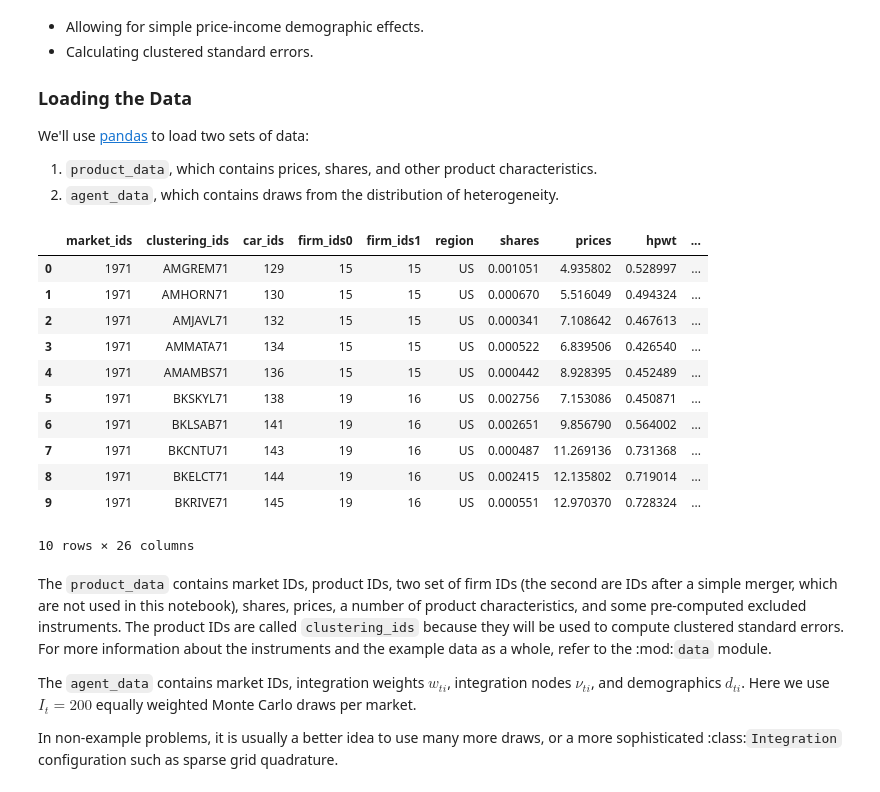
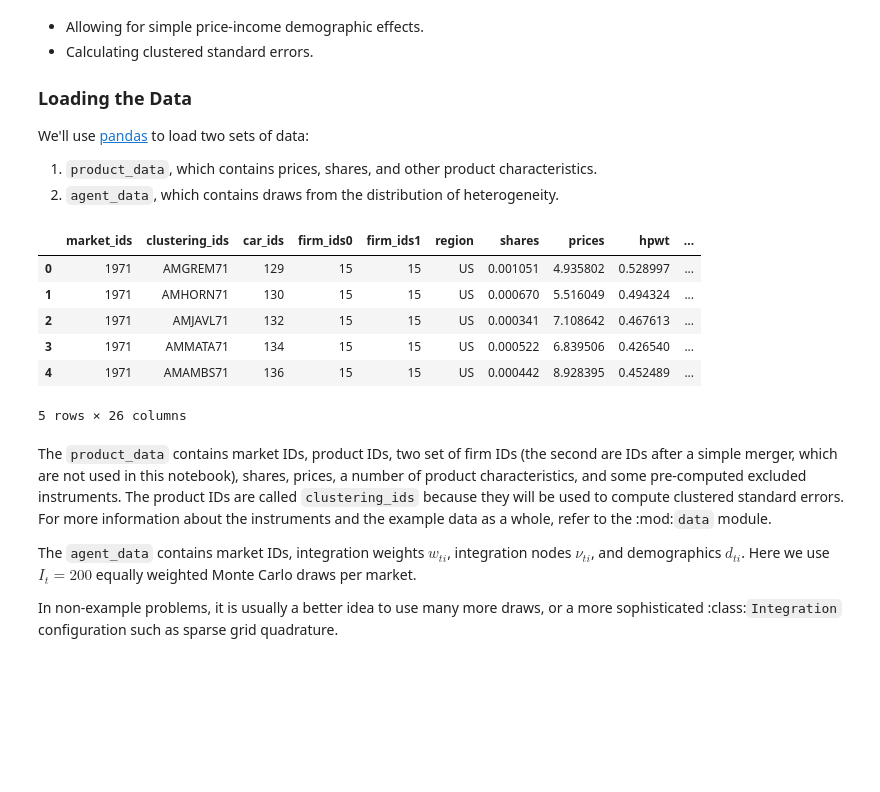
Before and after one commit to jeffgortmaker/pyblp, a Jupyter notebook: docs/notebooks/tutorial/blp.ipynb, the cells around one changed output. Drawn from its saved outputs; the diff is of its cells as text; code cells hidden in the pictures; blank space fills up the shorter version.

```diff
--- a/docs/notebooks/tutorial/blp.ipynb
+++ b/docs/notebooks/tutorial/blp.ipynb
@@ -5,7 +5,7 @@ import pyblp
 import numpy as np
 import pandas as pd
 
-pyblp.options.digits = 3
+pyblp.options.digits = 2
 pyblp.options.verbose = False
 pyblp.__version__
 # %% [output]
@@ -31,20 +31,15 @@ We'll use [pandas](https://pandas.pydata.org/) to load two sets of data:
 2. `agent_data`, which contains draws from the distribution of heterogeneity.
 # %%
 product_data = pd.read_csv(pyblp.data.BLP_PRODUCTS_LOCATION)
-product_data.head(10)
+product_data.head()
 # %% [output]
 |  | market_ids | clustering_ids | car_ids | firm_ids0 | firm_ids1 | region | shares | prices | hpwt | ... |
 | 0 | 1971 | AMGREM71 | 129 | 15 | 15 | US | 0.001051 | 4.935802 | 0.528997 | ... |
 | 1 | 1971 | AMHORN71 | 130 | 15 | 15 | US | 0.000670 | 5.516049 | 0.494324 | ... |
 | 2 | 1971 | AMJAVL71 | 132 | 15 | 15 | US | 0.000341 | 7.108642 | 0.467613 | ... |
 | 3 | 1971 | AMMATA71 | 134 | 15 | 15 | US | 0.000522 | 6.839506 | 0.426540 | ... |
 | 4 | 1971 | AMAMBS71 | 136 | 15 | 15 | US | 0.000442 | 8.928395 | 0.452489 | ... |
-| 5 | 1971 | BKSKYL71 | 138 | 19 | 16 | US | 0.002756 | 7.153086 | 0.450871 | ... |
-| 6 | 1971 | BKLSAB71 | 141 | 19 | 16 | US | 0.002651 | 9.856790 | 0.564002 | ... |
-| 7 | 1971 | BKCNTU71 | 143 | 19 | 16 | US | 0.000487 | 11.269136 | 0.731368 | ... |
-| 8 | 1971 | BKELCT71 | 144 | 19 | 16 | US | 0.002415 | 12.135802 | 0.719014 | ... |
-| 9 | 1971 | BKRIVE71 | 145 | 19 | 16 | US | 0.000551 | 12.970370 | 0.728324 | ... |
-10 rows × 26 columns
+5 rows × 26 columns
 # %% [markdown]
 The `product_data` contains market IDs, product IDs, two set of firm IDs (the second are IDs after a simple merger, which are not used in this notebook), shares, prices, a number of product characteristics, and some pre-computed excluded instruments. The product IDs are called `clustering_ids` because they will be used to compute clustered standard errors. For more information about the instruments and the example data as a whole, refer to the :mod:`data` module.
 
```
Also changed, not shown: parts of 2 cells of this notebook, 17 other files.
